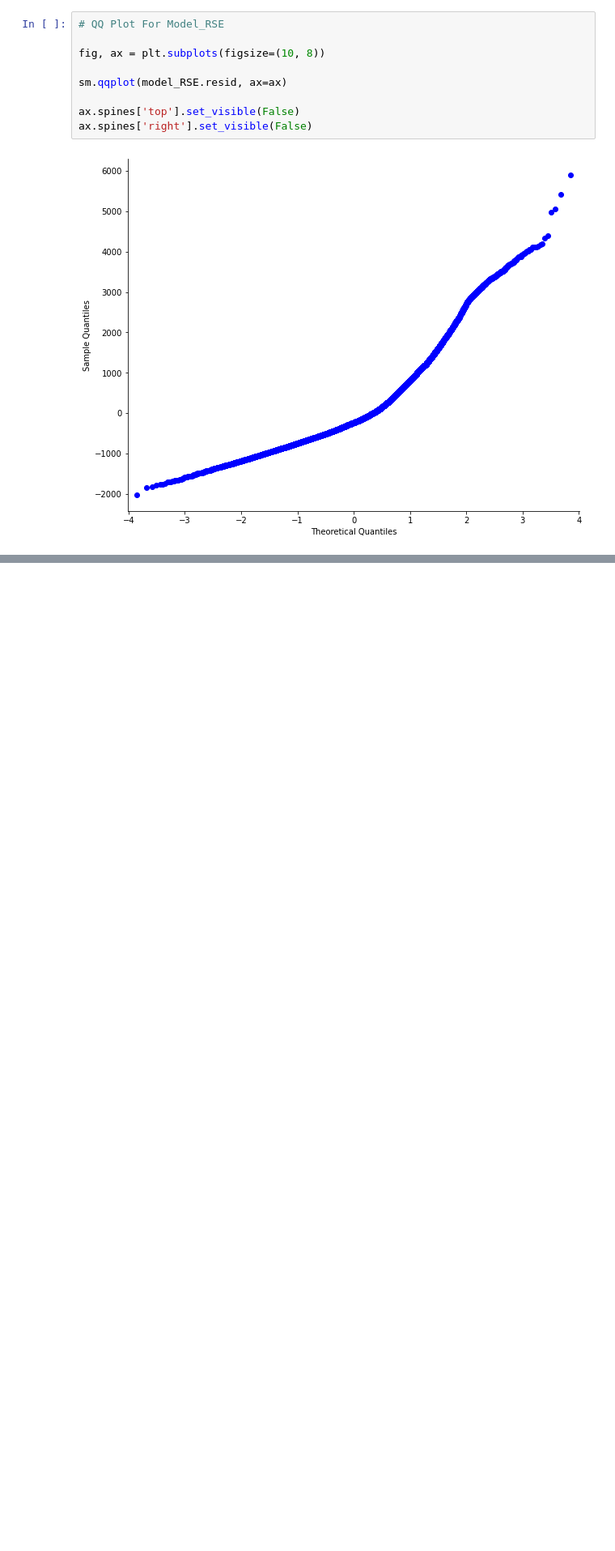
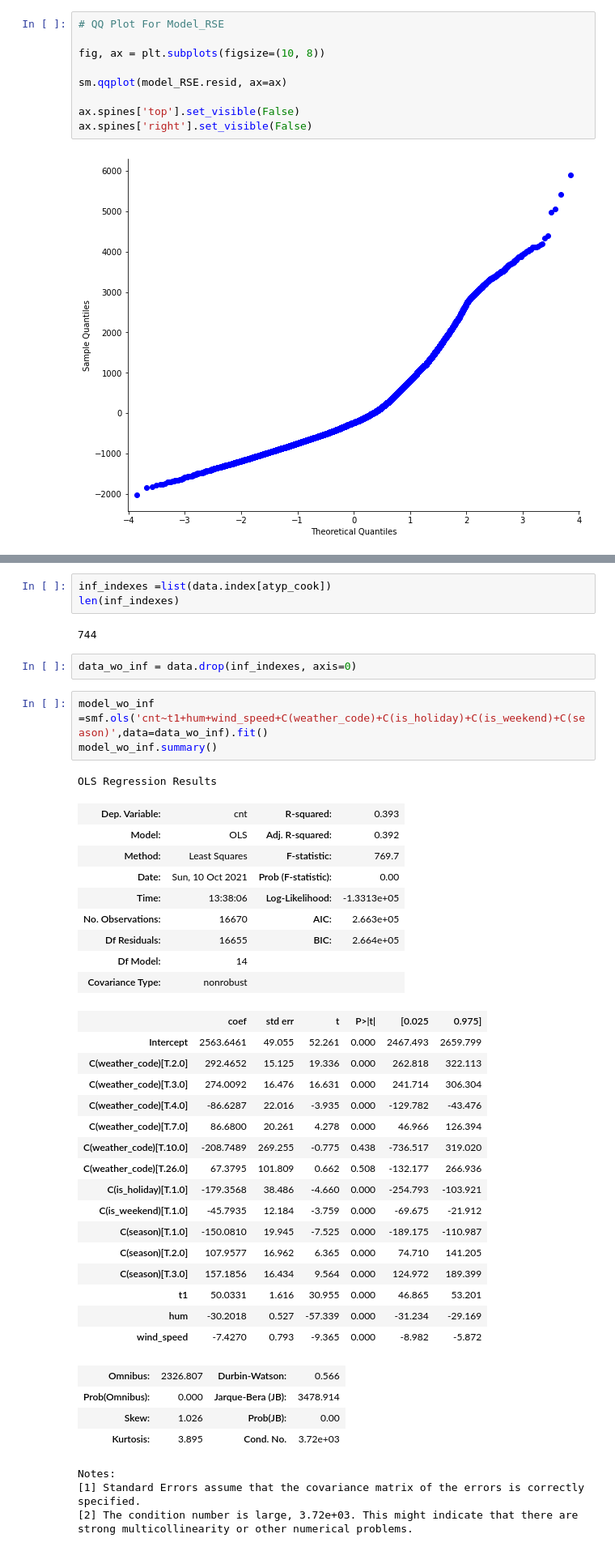
Before and after one commit to kwonkh0424/601_Lin_Reg_Project, a Jupyter notebook: final_proj.ipynb, the cells around one changed output, grey strips where cells are left out. Shown: that part at 81% size. Drawn from its saved outputs; the diff is of its cells as text; blank space fills up the shorter version.

```diff
--- a/final_proj.ipynb
+++ b/final_proj.ipynb
@@ -455,0 +421,45 @@ By examining QQ plot and JB testing, we can say that our residual is not normall
+# %%
+inf_indexes =list(data.index[atyp_cook])
+len(inf_indexes)
+# %% [output]
+744
+# %%
+data_wo_inf = data.drop(inf_indexes, axis=0)
+# %%
+model_wo_inf =smf.ols('cnt~t1+hum+wind_speed+C(weather_code)+C(is_holiday)+C(is_weekend)+C(season)',data=data_wo_inf).fit()
+model_wo_inf.summary()
+# %% [output]
+OLS Regression Results
+| Dep. Variable: | cnt | R-squared: | 0.393 |
+| Model: | OLS | Adj. R-squared: | 0.392 |
+| Method: | Least Squares | F-statistic: | 769.7 |
+| Date: | Sun, 10 Oct 2021 | Prob (F-statistic): | 0.00 |
+| Time: | 13:38:06 | Log-Likelihood: | -1.3313e+05 |
+| No. Observations: | 16670 | AIC: | 2.663e+05 |
+| Df Residuals: | 16655 | BIC: | 2.664e+05 |
+| Df Model: | 14 |  |  |
+| Covariance Type: | nonrobust |  |  |
+|  | coef | std err | t | P>|t| | [0.025 | 0.975] |
+| Intercept | 2563.6461 | 49.055 | 52.261 | 0.000 | 2467.493 | 2659.799 |
+| C(weather_code)[T.2.0] | 292.4652 | 15.125 | 19.336 | 0.000 | 262.818 | 322.113 |
+| C(weather_code)[T.3.0] | 274.0092 | 16.476 | 16.631 | 0.000 | 241.714 | 306.304 |
+| C(weather_code)[T.4.0] | -86.6287 | 22.016 | -3.935 | 0.000 | -129.782 | -43.476 |
+| C(weather_code)[T.7.0] | 86.6800 | 20.261 | 4.278 | 0.000 | 46.966 | 126.394 |
+| C(weather_code)[T.10.0] | -208.7489 | 269.255 | -0.775 | 0.438 | -736.517 | 319.020 |
+| C(weather_code)[T.26.0] | 67.3795 | 101.809 | 0.662 | 0.508 | -132.177 | 266.936 |
+| C(is_holiday)[T.1.0] | -179.3568 | 38.486 | -4.660 | 0.000 | -254.793 | -103.921 |
+| C(is_weekend)[T.1.0] | -45.7935 | 12.184 | -3.759 | 0.000 | -69.675 | -21.912 |
+| C(season)[T.1.0] | -150.0810 | 19.945 | -7.525 | 0.000 | -189.175 | -110.987 |
+| C(season)[T.2.0] | 107.9577 | 16.962 | 6.365 | 0.000 | 74.710 | 141.205 |
+| C(season)[T.3.0] | 157.1856 | 16.434 | 9.564 | 0.000 | 124.972 | 189.399 |
+| t1 | 50.0331 | 1.616 | 30.955 | 0.000 | 46.865 | 53.201 |
+| hum | -30.2018 | 0.527 | -57.339 | 0.000 | -31.234 | -29.169 |
+| wind_speed | -7.4270 | 0.793 | -9.365 | 0.000 | -8.982 | -5.872 |
+| Omnibus: | 2326.807 | Durbin-Watson: | 0.566 |
+| Prob(Omnibus): | 0.000 | Jarque-Bera (JB): | 3478.914 |
+| Skew: | 1.026 | Prob(JB): | 0.00 |
+| Kurtosis: | 3.895 | Cond. No. | 3.72e+03 |
+Notes:
+[1] Standard Errors assume that the covariance matrix of the errors is correctly specified.
+[2] The condition number is large, 3.72e+03. This might indicate that there are
+strong multicollinearity or other numerical problems.
```
Also changed, not shown: parts of 17 cells of this notebook.
